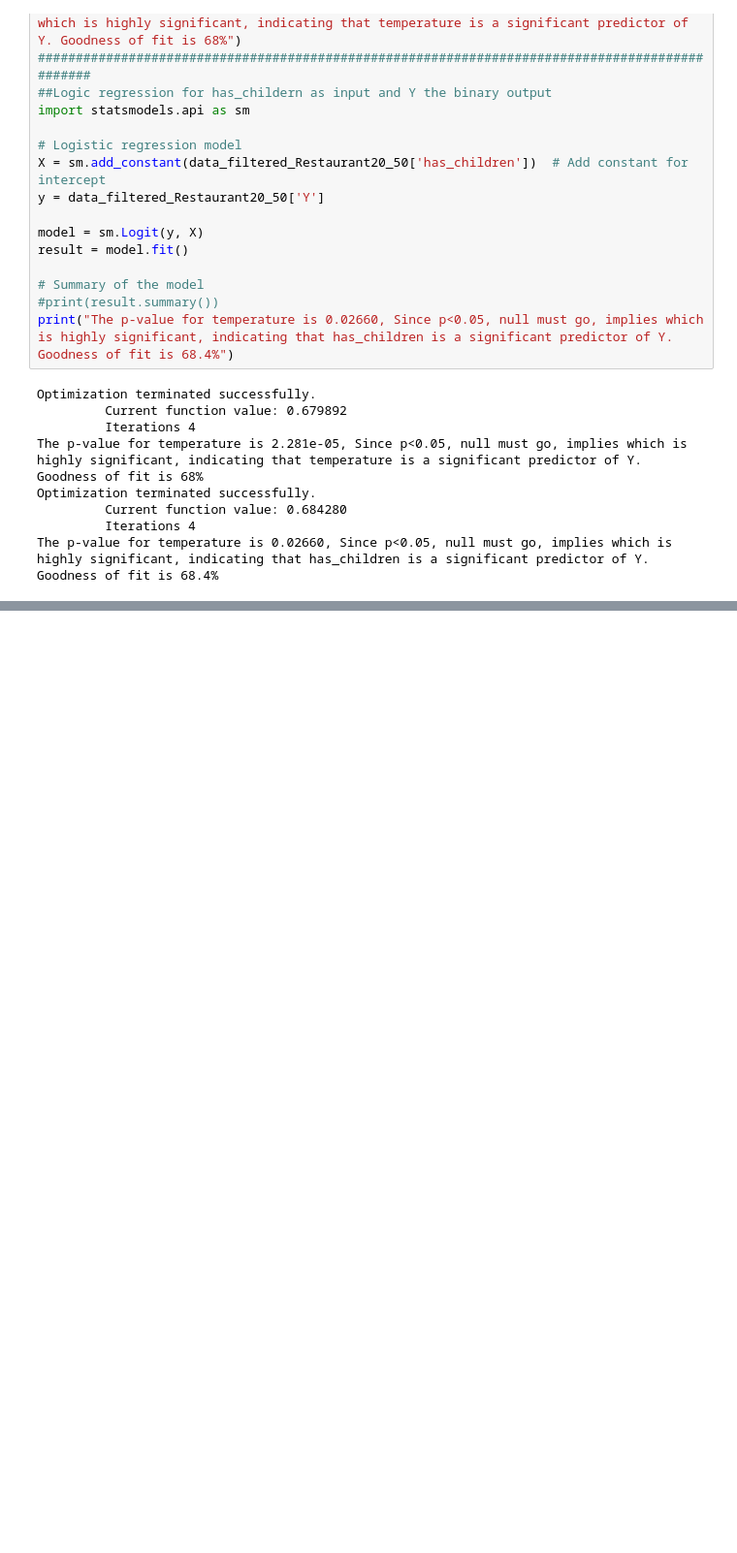
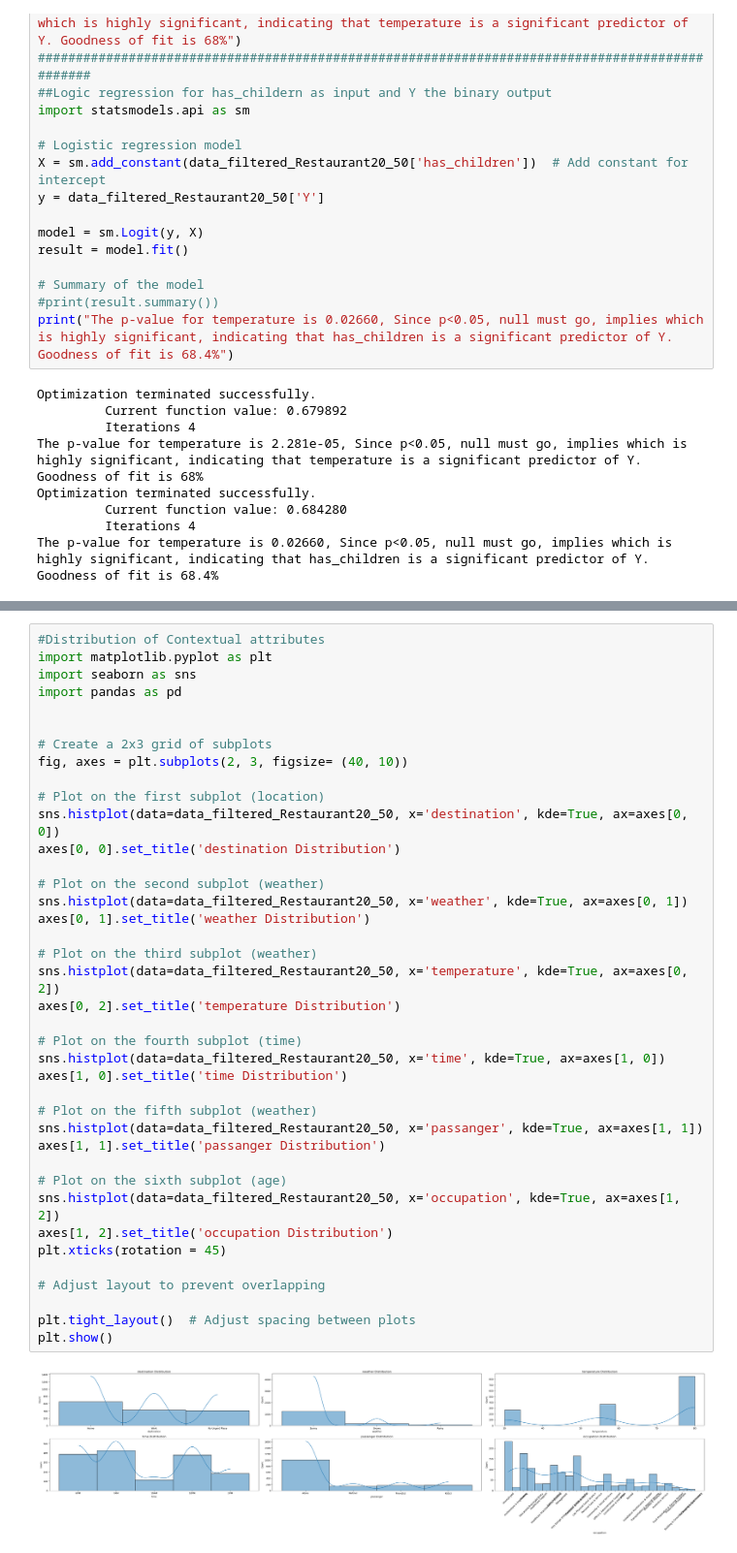
Before and after one commit to pganorka1/Practical_Project_5_1, a Jupyter notebook: prompt.ipynb, the cells around one changed output, grey strips where cells are left out. Shown at 97% size. Drawn from its saved outputs; the diff is of its cells as text; blank space fills up the shorter version.

```diff
--- a/prompt.ipynb
+++ b/prompt.ipynb
@@ -852,0 +970,41 @@ The p-value for temperature is 0.02660, Since p<0.05, null must go, implies whic
+# %%
+#Distribution of Contextual attributes
+import matplotlib.pyplot as plt
+import seaborn as sns
+import pandas as pd
+
+
+# Create a 2x3 grid of subplots
+fig, axes = plt.subplots(2, 3, figsize= (40, 10))
+
+# Plot on the first subplot (location)
+sns.histplot(data=data_filtered_Restaurant20_50, x='destination', kde=True, ax=axes[0, 0])
+axes[0, 0].set_title('destination Distribution')
+
+# Plot on the second subplot (weather)
+sns.histplot(data=data_filtered_Restaurant20_50, x='weather', kde=True, ax=axes[0, 1])
+axes[0, 1].set_title('weather Distribution')
+
+# Plot on the third subplot (weather)
+sns.histplot(data=data_filtered_Restaurant20_50, x='temperature', kde=True, ax=axes[0, 2])
+axes[0, 2].set_title('temperature Distribution')
+
+# Plot on the fourth subplot (time)
+sns.histplot(data=data_filtered_Restaurant20_50, x='time', kde=True, ax=axes[1, 0])
+axes[1, 0].set_title('time Distribution')
+
+# Plot on the fifth subplot (weather)
+sns.histplot(data=data_filtered_Restaurant20_50, x='passanger', kde=True, ax=axes[1, 1])
+axes[1, 1].set_title('passanger Distribution')
+
+# Plot on the sixth subplot (age)
+sns.histplot(data=data_filtered_Restaurant20_50, x='occupation', kde=True, ax=axes[1, 2])
+axes[1, 2].set_title('occupation Distribution')
+plt.xticks(rotation = 45)
+
+# Adjust layout to prevent overlapping
+
+plt.tight_layout()  # Adjust spacing between plots
+plt.show()
+# %% [output]
+[figure, added]
```
Also changed, not shown: parts of 12 cells of this notebook.
